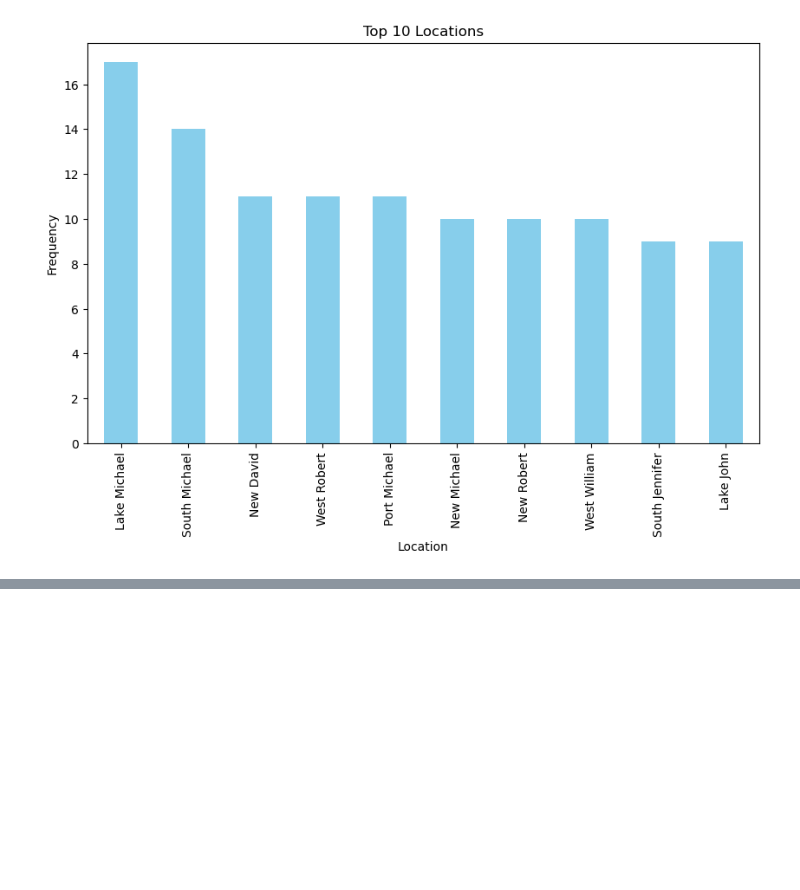
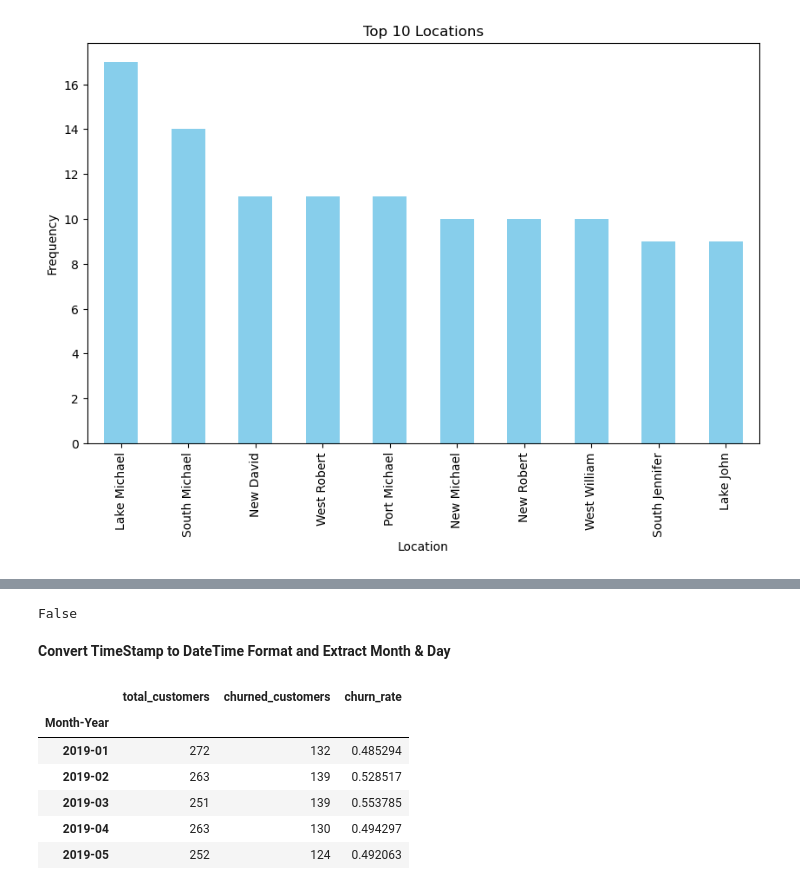
Before and after one commit to joachinhimself/Customer-Churn-Analysis, a Jupyter notebook: Notebook/Customer Churn.ipynb, the cells around one changed output, grey strips where cells are left out. Cells and saved outputs as stored; diff of their text form; code cells hidden in the pictures; blank space fills up the shorter version.

```diff
--- a/Notebook/Customer Churn.ipynb
+++ b/Notebook/Customer Churn.ipynb
@@ -300,0 +329,8 @@ plt.show()
+# %%
+# Check for Duplicates
+
+df.duplicated().any()
+# %% [output]
+False
+# %% [markdown]
+**Convert TimeStamp to DateTime Format and Extract Month & Day**
@@ -300,0 +343,17 @@ plt.show()
+# %%
+# Group by Month-Year and calculate churn rates
+
+churn_rates = df.groupby('Month-Year').agg(total_customers=('ChurnLabel', 'count'),churned_customers=('ChurnLabel', 'sum'))
+
+churn_rates['churn_rate'] = churn_rates['churned_customers'] / churn_rates['total_customers']
+
+# Display the churn rates
+churn_rates.head(5)
+# %% [output]
+|  | total_customers | churned_customers | churn_rate |
+| Month-Year |  |  |  |
+| 2019-01 | 272 | 132 | 0.485294 |
+| 2019-02 | 263 | 139 | 0.528517 |
+| 2019-03 | 251 | 139 | 0.553785 |
+| 2019-04 | 263 | 130 | 0.494297 |
+| 2019-05 | 252 | 124 | 0.492063 |
```
Also changed, not shown: parts of 9 cells of this notebook.
